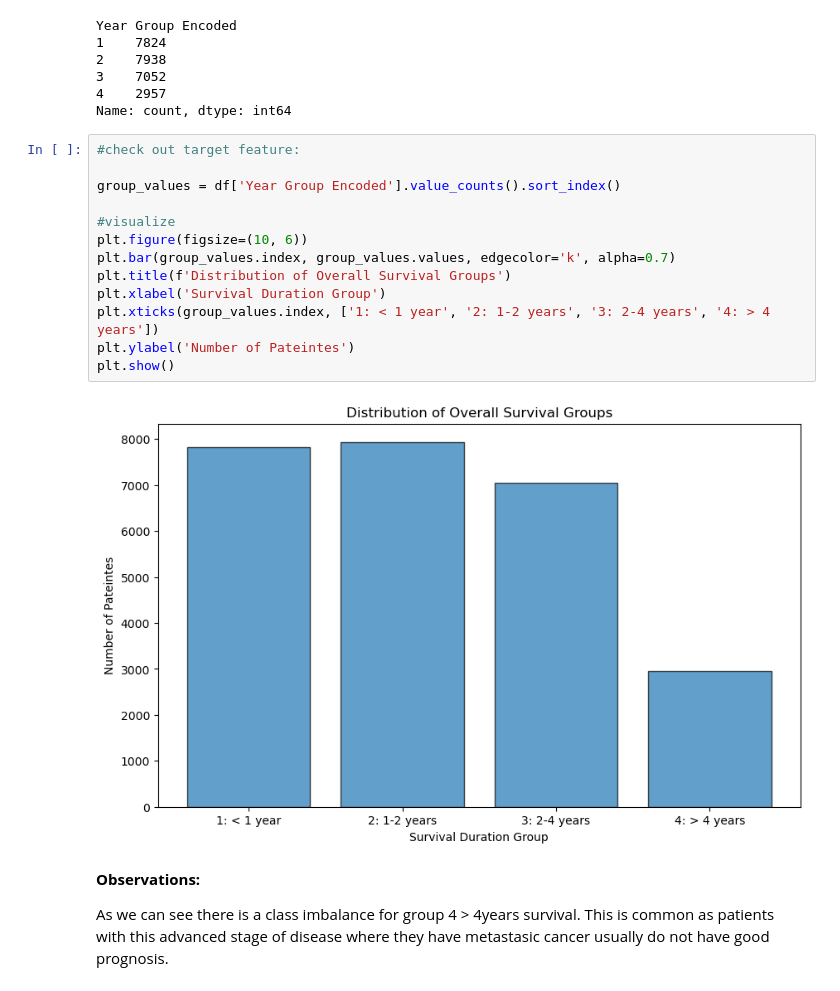
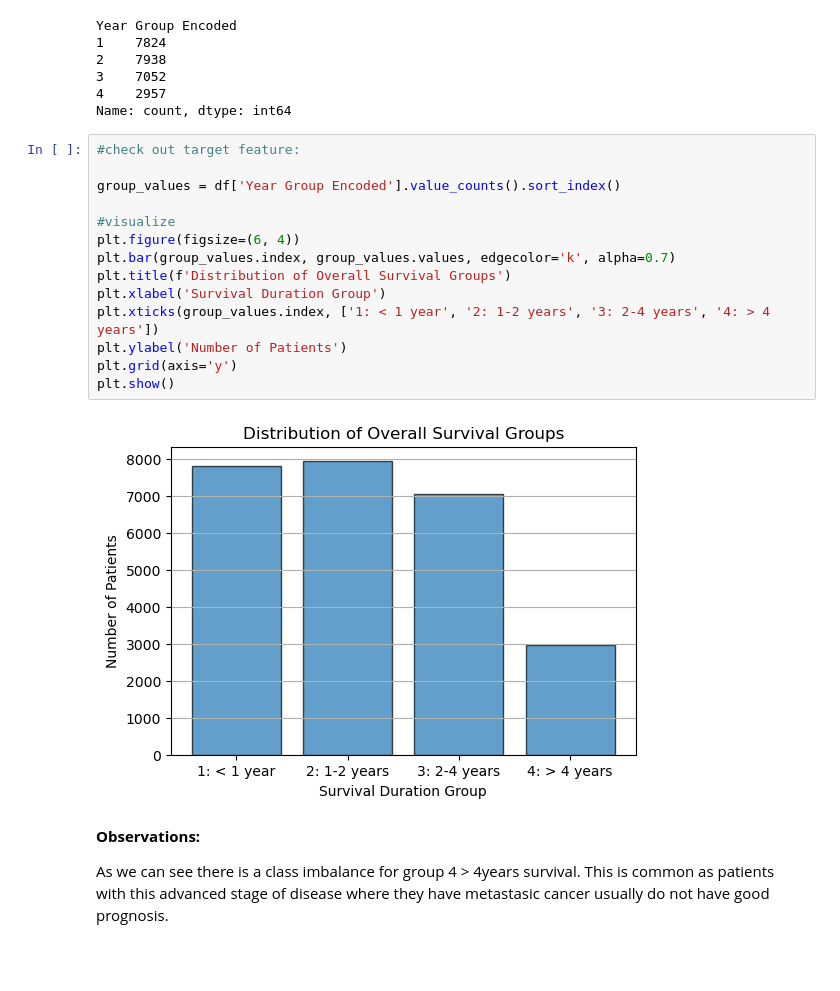
Before and after one commit to r-kaba/weCAN-A-Cancer-Survivability-Predictor, a Jupyter notebook: Notebooks/Modelling_and_FeatureEngineering_inuse.ipynb, the cells around one changed output. Saved outputs shown, nothing was run; the diff lists cells and outputs as text; blank space fills up the shorter version.

```diff
--- a/Notebooks/Modelling_and_FeatureEngineering_inuse.ipynb
+++ b/Notebooks/Modelling_and_FeatureEngineering_inuse.ipynb
@@ -651,18 +658,19 @@ Name: count, dtype: int64
 # %%
 #check out target feature:
 
 group_values = df['Year Group Encoded'].value_counts().sort_index()
 
 #visualize
-plt.figure(figsize=(10, 6))
+plt.figure(figsize=(6, 4))
 plt.bar(group_values.index, group_values.values, edgecolor='k', alpha=0.7)
 plt.title(f'Distribution of Overall Survival Groups')
 plt.xlabel('Survival Duration Group')
 plt.xticks(group_values.index, ['1: < 1 year', '2: 1-2 years', '3: 2-4 years', '4: > 4 years'])
-plt.ylabel('Number of Pateintes')
+plt.ylabel('Number of Patients')
+plt.grid(axis='y')
 plt.show()
 # %% [output]
-[figure, old version]
+[figure, new version]
 # %% [markdown]
 **Observations:**
 
```
Also changed, not shown: parts of 6 cells of this notebook, 3 other files.
